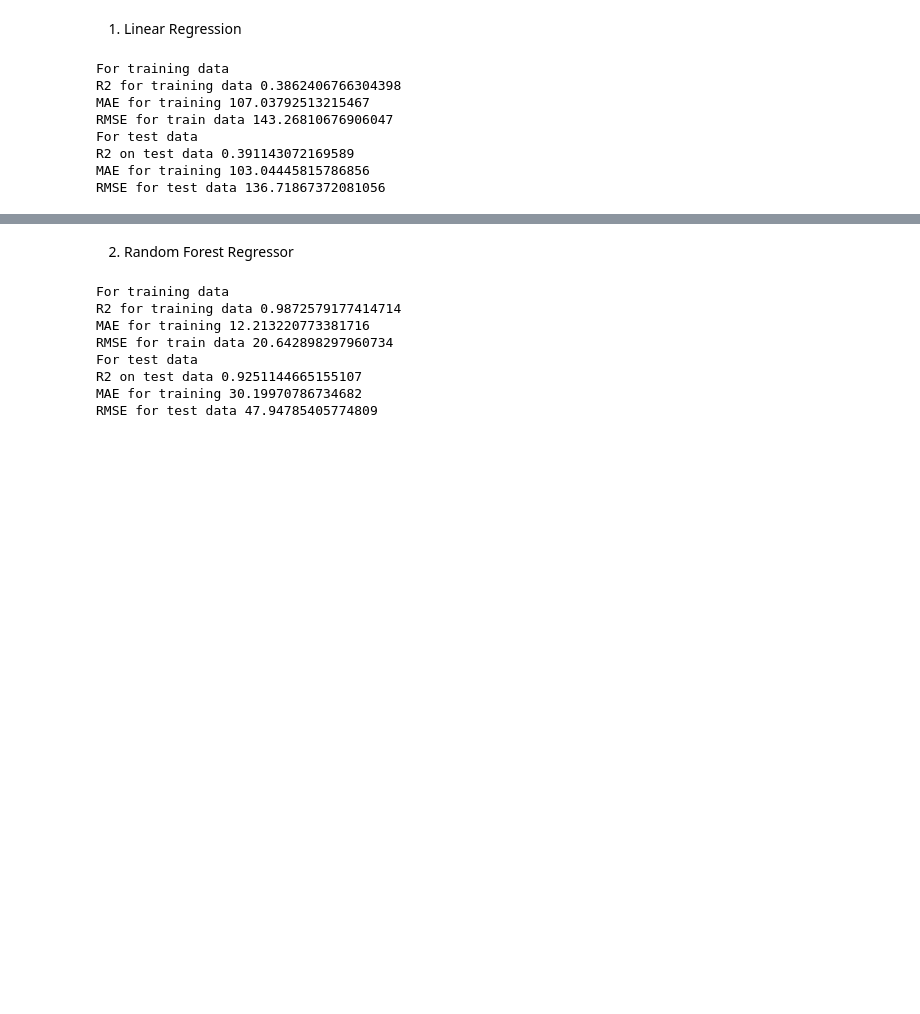
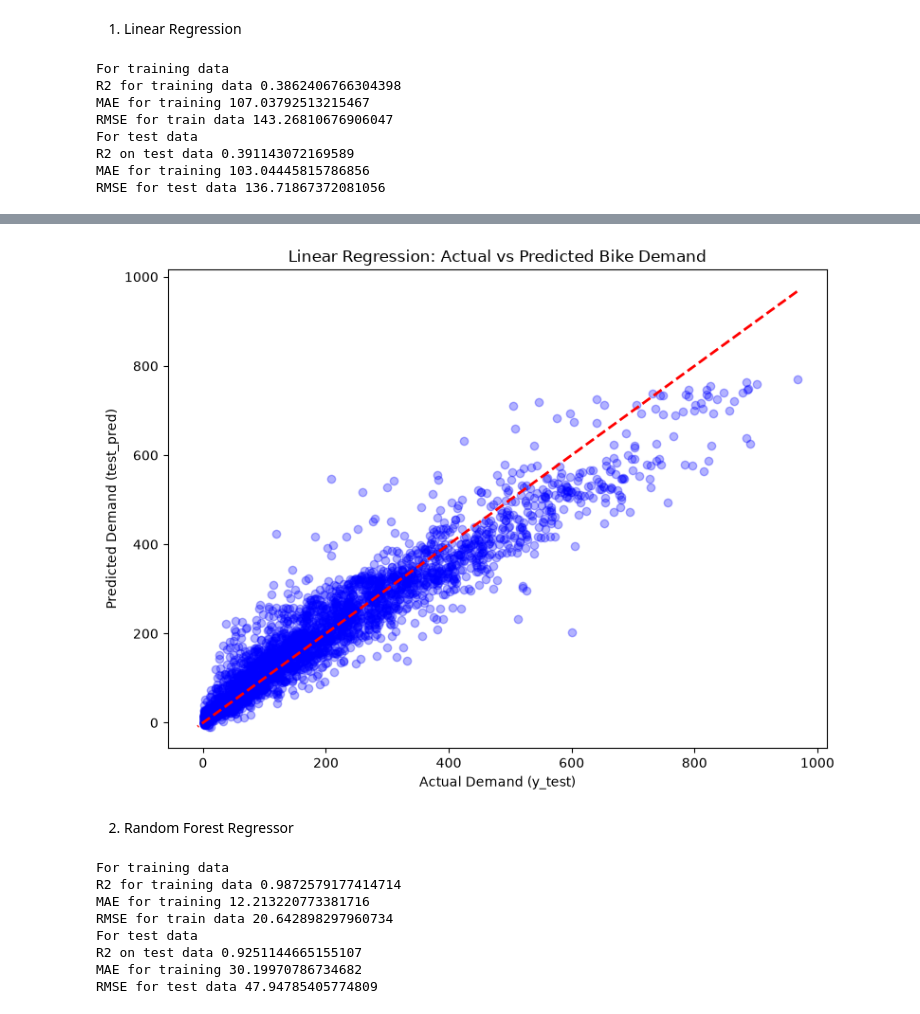
Before and after one commit to syedt-98/ds-october-2026-week1, a Jupyter notebook: analysis.ipynb, the cells around one changed output, grey strips where cells are left out. Cells and saved outputs as stored; diff of their text form; code cells hidden in the pictures; blank space fills up the shorter version.

```diff
--- a/analysis.ipynb
+++ b/analysis.ipynb
@@ -348,3 +425,19 @@ RMSE for test data 136.71867372081056
+# %%
+plt.figure(figsize=(8, 6))
+plt.scatter(y_test, test_pred, alpha=0.3, color='blue')
+
+# Draw a perfect prediction line (45-degree line)
+p1 = max(max(test_pred), max(y_test))
+p2 = min(min(test_pred), min(y_test))
+plt.plot([p1, p2], [p1, p2], color='red', linestyle='--', lw=2)
+
+plt.title('Linear Regression: Actual vs Predicted Bike Demand')
+plt.xlabel('Actual Demand (y_test)')
+plt.ylabel('Predicted Demand (test_pred)')
+plt.tight_layout()
+plt.show()
+# %% [output]
+[figure, added]
 # %% [markdown]
 2) Random Forest Regressor
 # %%
```
Also changed, not shown: parts of 11 cells of this notebook.
